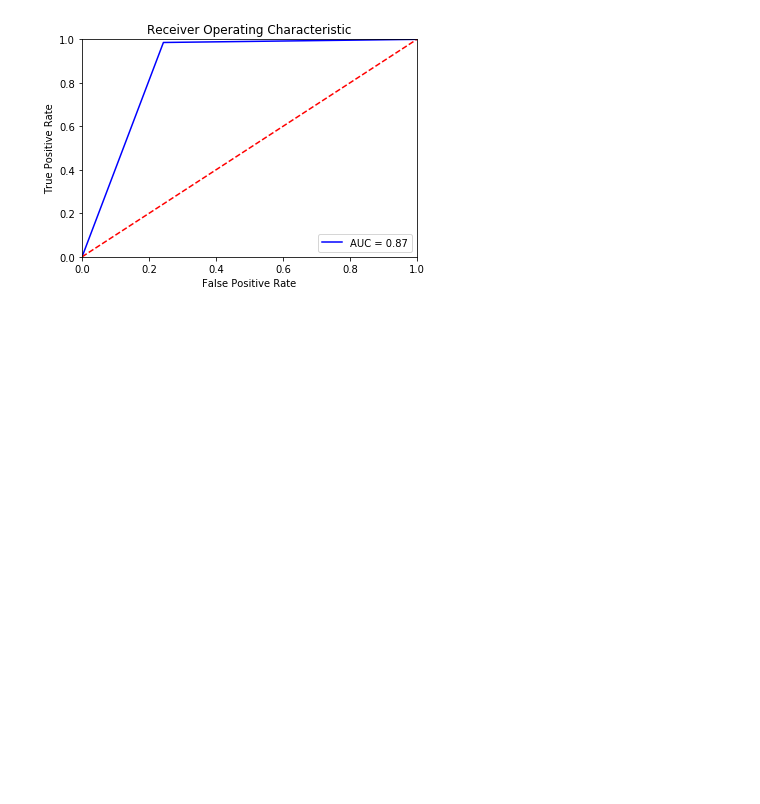
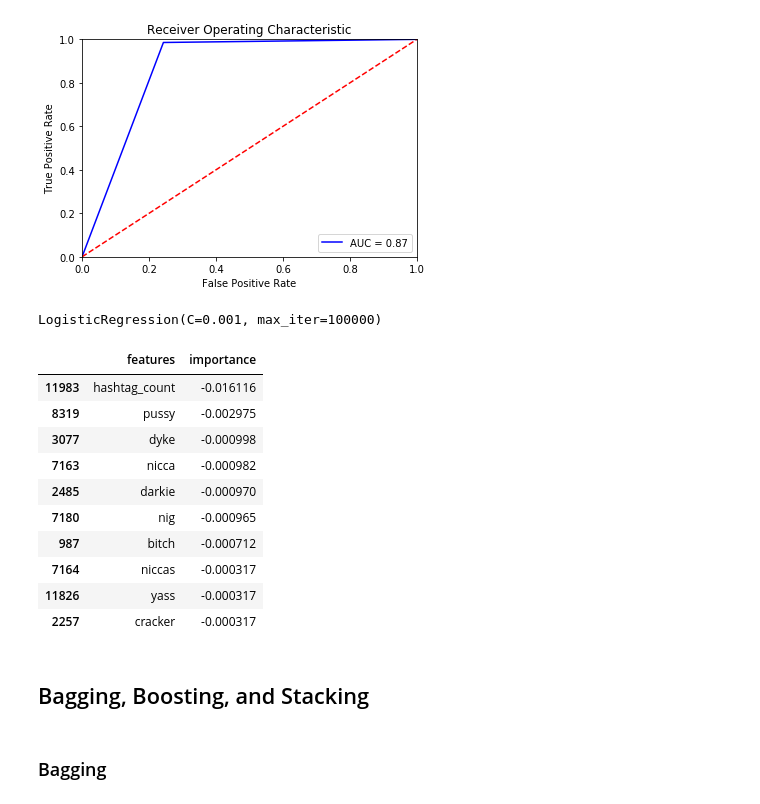
Before and after one commit to sheensta/twitter_hate_speech, a Jupyter notebook: notebooks/Week3 ML Implementation - Logistic regression + full dataset_Sean.ipynb, the cells around one changed output. Drawn from its saved outputs; the diff is of its cells as text; code cells hidden in the pictures; blank space fills up the shorter version.

```diff
--- a/notebooks/Week3 ML Implementation - Logistic regression + full dataset_Sean.ipynb
+++ b/notebooks/Week3 ML Implementation - Logistic regression + full dataset_Sean.ipynb
@@ -113,6 +119,11 @@ plt.show()
 from imblearn.under_sampling import RandomUnderSampler
 from imblearn.pipeline import Pipeline, make_pipeline
 
+kf = KFold(n_splits = 10, random_state = 0)
+param_grid = [{}]
+clf_cv = GridSearchCV(LogisticRegression(max_iter = 100000), param_grid, cv=kf)
+
+
 under_pipeline = make_pipeline(RandomUnderSampler(random_state=0), clf_cv)
 
 under_pipeline
@@ -434,3 +347,27 @@ plt.xlabel('False Positive Rate')
 plt.show()
 # %% [output]
 [figure]
+# %%
+grid_clf_acc.best_estimator_
+# %% [output]
+LogisticRegression(C=0.001, max_iter=100000)
+# %%
+importance_logreg = grid_clf_acc.best_estimator_.coef_.tolist()[0]
+
+feature_importance_logreg = pd.DataFrame(list(zip(features,importance_logreg)), columns =['features','importance'])
+feature_importance_logreg = feature_importance_logreg.sort_values(by='importance')
+feature_importance_logreg.head(10)
+# %% [output]
+|  | features | importance |
+| 11983 | hashtag_count | -0.016116 |
+| 8319 | pussy | -0.002975 |
+| 3077 | dyke | -0.000998 |
+| 7163 | nicca | -0.000982 |
+| 2485 | darkie | -0.000970 |
+| 7180 | nig | -0.000965 |
+| 987 | bitch | -0.000712 |
+| 7164 | niccas | -0.000317 |
+| 11826 | yass | -0.000317 |
+| 2257 | cracker | -0.000317 |
+# %% [markdown]
+## Bagging, Boosting, and Stacking
@@ -436,0 +376,2 @@ plt.show()
+# %% [markdown]
+### Bagging
```
Also changed, not shown: parts of 24 cells of this notebook, 4 other files.
